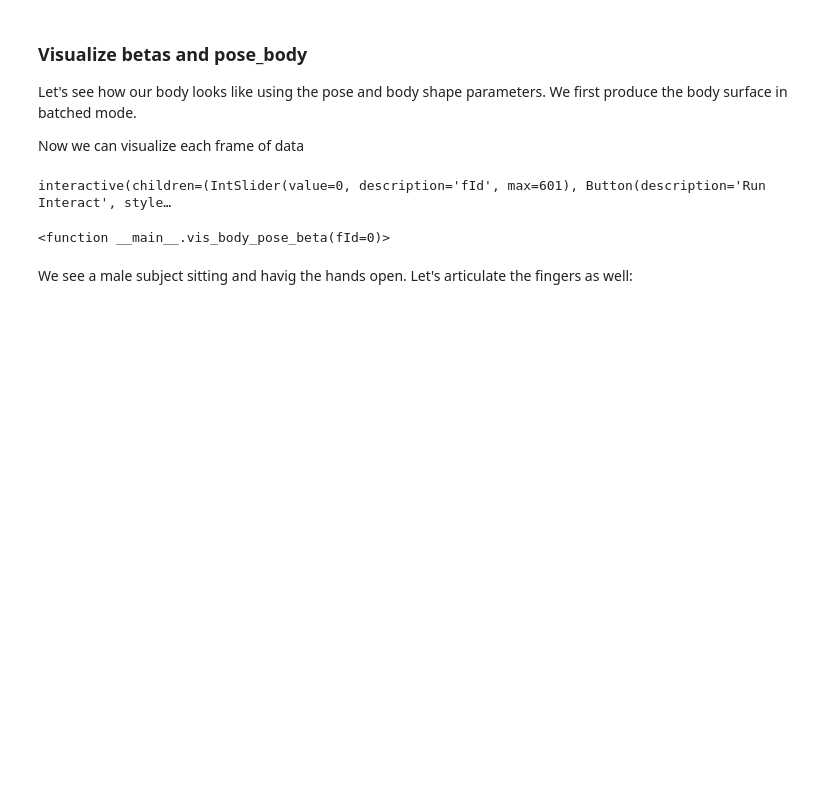
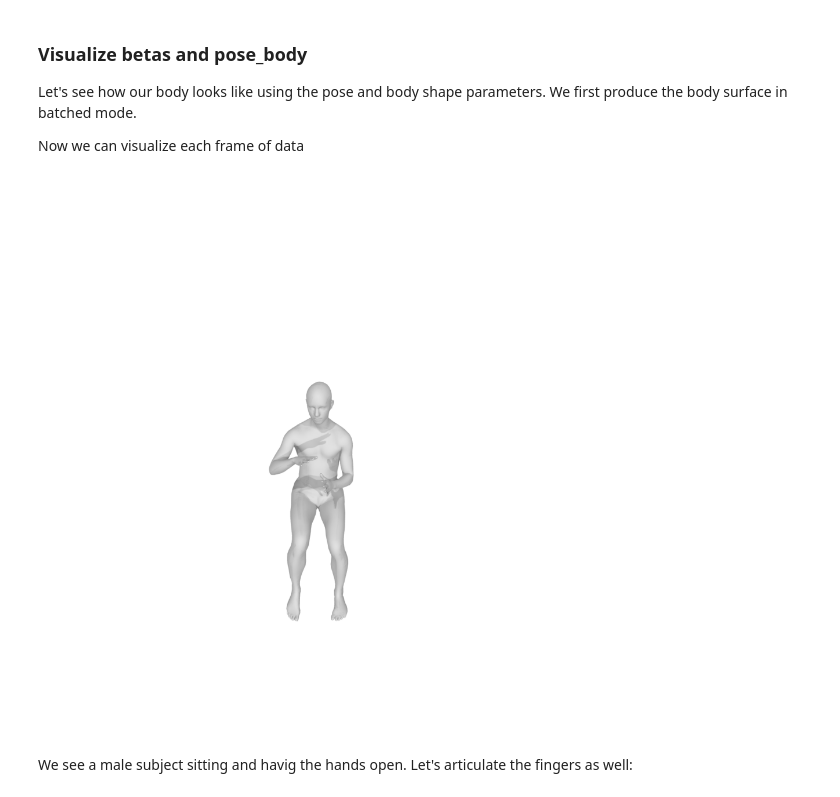
Before and after one commit to nghorbani/amass, a Jupyter notebook: notebooks/01-AMASS_Visualization.ipynb, the cells around one changed output. Drawn from its saved outputs; the diff is of its cells as text; code cells hidden in the pictures; blank space fills up the shorter version.

```diff
--- a/notebooks/01-AMASS_Visualization.ipynb
+++ b/notebooks/01-AMASS_Visualization.ipynb
@@ -9,20 +16,11 @@ with these parameters. Since a mocap is a time sequence you visualize the "moshe
 # %%
-# Preparing the environment
-%load_ext autoreload
-%autoreload 2
-%matplotlib notebook
-%matplotlib inline
-from ipywidgets import interact, interact_manual
-from ipywidgets import IntSlider
-
-import sys, os
 import torch
 import numpy as np
 
 from human_body_prior.tools.omni_tools import copy2cpu as c2c
 from os import path as osp
 
-support_datadir = '../support_data/'
+support_dir = '../support_data/'
 # %%
 # Choose the device to run the body model on.
 comp_device = torch.device("cuda" if torch.cuda.is_available() else "cpu")
@@ -36,6 +33,6 @@ however, this model doesn't have DMPL parameters and has only 10 betas. Doing so
 # %%
-npz_bdata_path = osp.join(support_datadir, 'github_data/amass_sample.npz') # the path to body data
-bdata = np.load(npz_bdata_path)
+amass_npz_fname = osp.join(support_dir, 'github_data/amass_sample.npz') # the path to body data
+bdata = np.load(amass_npz_fname)
 
 # you can set the gender manually and if it differs from data's then contact or interpenetration issues might happen
 subject_gender = bdata['gender']
@@ -49,8 +46,8 @@ The subject of the mocap sequence is  male.
 # %%
 from human_body_prior.body_model.body_model import BodyModel
 
-bm_path = osp.join(support_datadir, 'body_models/smplh/{}/model.npz'.format(subject_gender))
-dmpl_path = osp.join(support_datadir, 'body_models/dmpls/{}/model.npz'.format(subject_gender))
+bm_path = osp.join(support_dir, 'body_models/smplh/{}/model.npz'.format(subject_gender))
+dmpl_path = osp.join(support_dir, 'body_models/dmpls/{}/model.npz'.format(subject_gender))
 
 num_betas = 16 # number of body parameters
 num_dmpls = 8 # number of DMPL parameters
@@ -109,16 +106,15 @@ Now we can visualize each frame of data
 # %%
 body_pose_beta = bm(**{k:v for k,v in body_parms.items() if k in ['pose_body', 'betas']})
 
 def vis_body_pose_beta(fId = 0):
     body_mesh = trimesh.Trimesh(vertices=c2c(body_pose_beta.v[fId]), faces=faces, vertex_colors=np.tile(colors['grey'], (6890, 1)))
     mv.set_static_meshes([body_mesh])
     body_image = mv.render(render_wireframe=False)
     show_image(body_image)
 
-interact_manual(vis_body_pose_beta,fId=IntSlider(min=0, max=time_length, step=1, ontinuous_update=False))
+vis_body_pose_beta(fId=0)
 # %% [output]
-interactive(children=(IntSlider(value=0, description='fId', max=601), Button(description='Run Interact', style…
-<function __main__.vis_body_pose_beta(fId=0)>
+[figure, added]
 # %% [markdown]
 We see a male subject sitting and havig the hands open.
 Let's articulate the fingers as well:
```
Also changed, not shown: parts of 10 cells of this notebook, 5 other files.
